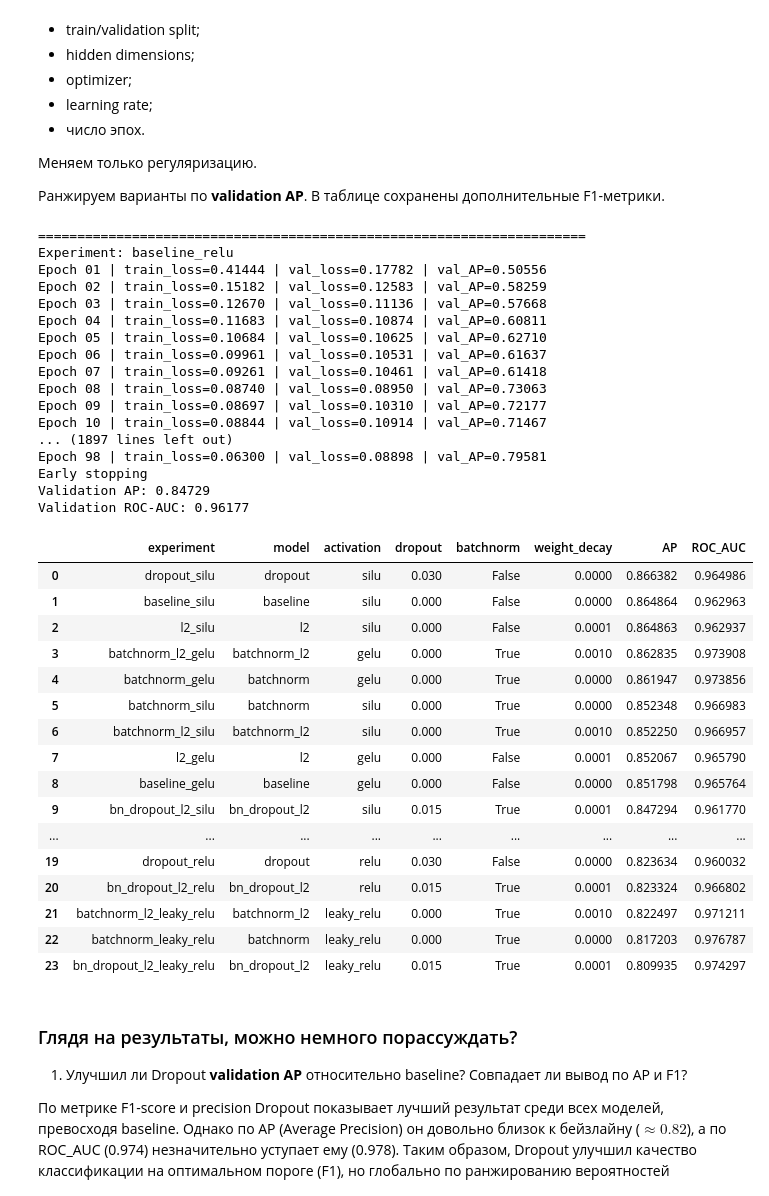
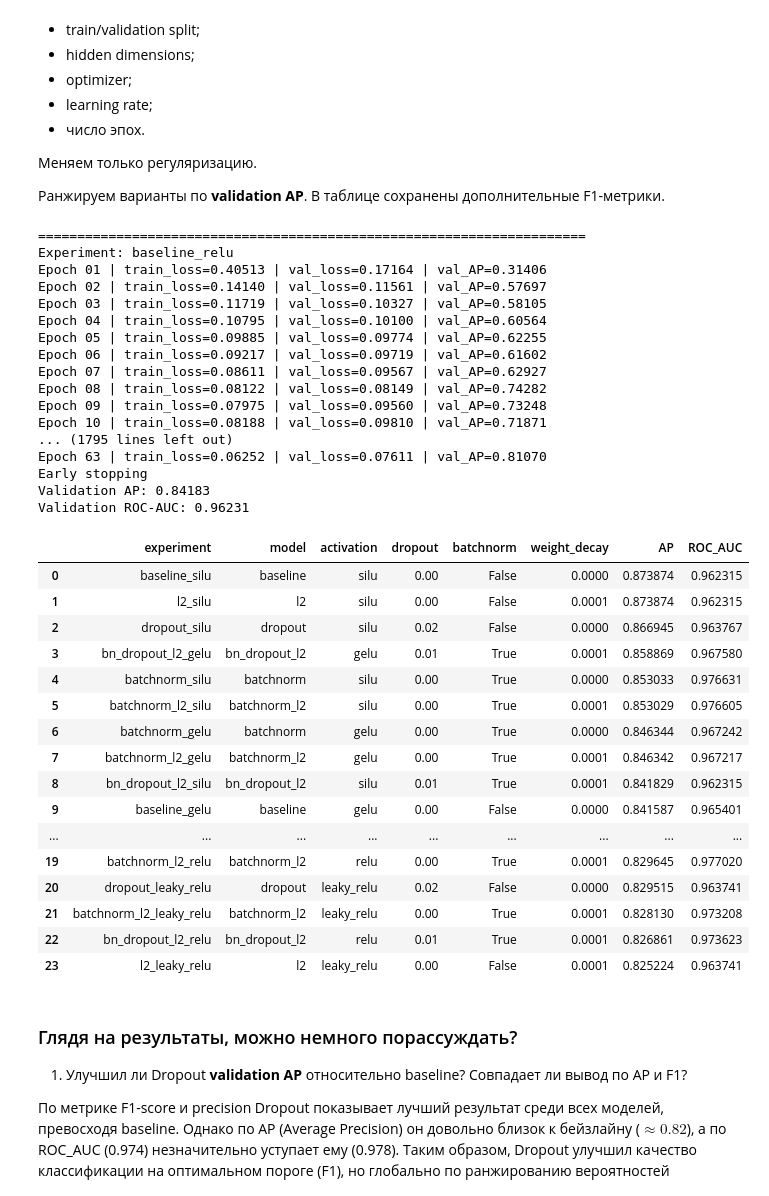
Before and after one commit to NoReasToSurr/DL-hw, a Jupyter notebook: mlp_credit_card_fraud_tutorial (~63 score).ipynb, the cells around one changed output. Cells and saved outputs as stored; diff of their text form; code cells hidden in the pictures.

```diff
--- a/mlp_credit_card_fraud_tutorial (~63 score).ipynb
+++ b/mlp_credit_card_fraud_tutorial (~63 score).ipynb
@@ -505,7 +505,7 @@ $pos\_weight = \frac{N_{negative}}{N_{positive}}$
 # %% [markdown]
 ### тут POS и слои
 # %%
-POS = 1.7
+POS = 1.5
 
 DIMS = (128,64,32) # Need to try
 
@@ -757,7 +757,7 @@ experiments = {
         "weight_decay": 0.0,
     },
     "dropout": {
-        "dropout": 0.03,
+        "dropout": 0.02,
         "batchnorm": False,
         "weight_decay": 0.0,
     },
@@ -777,7 +777,7 @@ experiments = {
         "weight_decay": 1e-4,
     },
     "bn_dropout_l2": {
-        "dropout": 0.015,
+        "dropout": 0.01,
         "batchnorm": True,
         "weight_decay": 1e-4,
     },
@@ -820,7 +820,7 @@ for activation in ACTIVATIONS:
             model,
             train_loader,
             val_loader,
-            epochs=100,
+            epochs=110,
             lr=1e-3,
             weight_decay=cfg["weight_decay"],
             patience=16,
@@ -843,63 +843,63 @@ for activation in ACTIVATIONS:
 
         classifier_results.append({
             "experiment": experiment_name,
             "model": name,
             "activation": activation,
             "dropout": cfg["dropout"],
             "batchnorm": cfg["batchnorm"],
             "weight_decay": cfg["weight_decay"],
             "AP": ap,
             "ROC_AUC": roc_auc,
         })
 
         trained_classifiers[experiment_name] = model
 
         print(f"Validation AP: {ap:.5f}")
         print(f"Validation ROC-AUC: {roc_auc:.5f}")
 
 
 classifier_results_df = (
     pd.DataFrame(classifier_results)
     .sort_values("AP", ascending=False)
     .reset_index(drop=True)
 )
 
 classifier_results_df
 # %% [output]
 ======================================================================
 Experiment: baseline_relu
-Epoch 01 | train_loss=0.41444 | val_loss=0.17782 | val_AP=0.50556
-Epoch 02 | train_loss=0.15182 | val_loss=0.12583 | val_AP=0.58259
-Epoch 03 | train_loss=0.12670 | val_loss=0.11136 | val_AP=0.57668
-Epoch 04 | train_loss=0.11683 | val_loss=0.10874 | val_AP=0.60811
-Epoch 05 | train_loss=0.10684 | val_loss=0.10625 | val_AP=0.62710
-Epoch 06 | train_loss=0.09961 | val_loss=0.10531 | val_AP=0.61637
-Epoch 07 | train_loss=0.09261 | val_loss=0.10461 | val_AP=0.61418
-Epoch 08 | train_loss=0.08740 | val_loss=0.08950 | val_AP=0.73063
-Epoch 09 | train_loss=0.08697 | val_loss=0.10310 | val_AP=0.72177
-Epoch 10 | train_loss=0.08844 | val_loss=0.10914 | val_AP=0.71467
-... (1897 lines left out)
-Epoch 98 | train_loss=0.06300 | val_loss=0.08898 | val_AP=0.79581
+Epoch 01 | train_loss=0.40513 | val_loss=0.17164 | val_AP=0.31406
+Epoch 02 | train_loss=0.14140 | val_loss=0.11561 | val_AP=0.57697
+Epoch 03 | train_loss=0.11719 | val_loss=0.10327 | val_AP=0.58105
+Epoch 04 | train_loss=0.10795 | val_loss=0.10100 | val_AP=0.60564
+Epoch 05 | train_loss=0.09885 | val_loss=0.09774 | val_AP=0.62255
+Epoch 06 | train_loss=0.09217 | val_loss=0.09719 | val_AP=0.61602
+Epoch 07 | train_loss=0.08611 | val_loss=0.09567 | val_AP=0.62927
+Epoch 08 | train_loss=0.08122 | val_loss=0.08149 | val_AP=0.74282
+Epoch 09 | train_loss=0.07975 | val_loss=0.09560 | val_AP=0.73248
+Epoch 10 | train_loss=0.08188 | val_loss=0.09810 | val_AP=0.71871
+... (1795 lines left out)
+Epoch 63 | train_loss=0.06252 | val_loss=0.07611 | val_AP=0.81070
 Early stopping
-Validation AP: 0.84729
-Validation ROC-AUC: 0.96177
+Validation AP: 0.84183
+Validation ROC-AUC: 0.96231
 |  | experiment | model | activation | dropout | batchnorm | weight_decay | AP | ROC_AUC |
-| 0 | dropout_silu | dropout | silu | 0.030 | False | 0.0000 | 0.866382 | 0.964986 |
-| 1 | baseline_silu | baseline | silu | 0.000 | False | 0.0000 | 0.864864 | 0.962963 |
-| 2 | l2_silu | l2 | silu | 0.000 | False | 0.0001 | 0.864863 | 0.962937 |
-| 3 | batchnorm_l2_gelu | batchnorm_l2 | gelu | 0.000 | True | 0.0010 | 0.862835 | 0.973908 |
-| 4 | batchnorm_gelu | batchnorm | gelu | 0.000 | True | 0.0000 | 0.861947 | 0.973856 |
-| 5 | batchnorm_silu | batchnorm | silu | 0.000 | True | 0.0000 | 0.852348 | 0.966983 |
-| 6 | batchnorm_l2_silu | batchnorm_l2 | silu | 0.000 | True | 0.0010 | 0.852250 | 0.966957 |
-| 7 | l2_gelu | l2 | gelu | 0.000 | False | 0.0001 | 0.852067 | 0.965790 |
-| 8 | baseline_gelu | baseline | gelu | 0.000 | False | 0.0000 | 0.851798 | 0.965764 |
-| 9 | bn_dropout_l2_silu | bn_dropout_l2 | silu | 0.015 | True | 0.0001 | 0.847294 | 0.961770 |
+| 0 | baseline_silu | baseline | silu | 0.00 | False | 0.0000 | 0.873874 | 0.962315 |
+| 1 | l2_silu | l2 | silu | 0.00 | False | 0.0001 | 0.873874 | 0.962315 |
+| 2 | dropout_silu | dropout | silu | 0.02 | False | 0.0000 | 0.866945 | 0.963767 |
+| 3 | bn_dropout_l2_gelu | bn_dropout_l2 | gelu | 0.01 | True | 0.0001 | 0.858869 | 0.967580 |
+| 4 | batchnorm_silu | batchnorm | silu | 0.00 | True | 0.0000 | 0.853033 | 0.976631 |
+| 5 | batchnorm_l2_silu | batchnorm_l2 | silu | 0.00 | True | 0.0001 | 0.853029 | 0.976605 |
+| 6 | batchnorm_gelu | batchnorm | gelu | 0.00 | True | 0.0000 | 0.846344 | 0.967242 |
+| 7 | batchnorm_l2_gelu | batchnorm_l2 | gelu | 0.00 | True | 0.0001 | 0.846342 | 0.967217 |
+| 8 | bn_dropout_l2_silu | bn_dropout_l2 | silu | 0.01 | True | 0.0001 | 0.841829 | 0.962315 |
+| 9 | baseline_gelu | baseline | gelu | 0.00 | False | 0.0000 | 0.841587 | 0.965401 |
 | ... | ... | ... | ... | ... | ... | ... | ... | ... |
-| 19 | dropout_relu | dropout | relu | 0.030 | False | 0.0000 | 0.823634 | 0.960032 |
-| 20 | bn_dropout_l2_relu | bn_dropout_l2 | relu | 0.015 | True | 0.0001 | 0.823324 | 0.966802 |
-| 21 | batchnorm_l2_leaky_relu | batchnorm_l2 | leaky_relu | 0.000 | True | 0.0010 | 0.822497 | 0.971211 |
-| 22 | batchnorm_leaky_relu | batchnorm | leaky_relu | 0.000 | True | 0.0000 | 0.817203 | 0.976787 |
-| 23 | bn_dropout_l2_leaky_relu | bn_dropout_l2 | leaky_relu | 0.015 | True | 0.0001 | 0.809935 | 0.974297 |
+| 19 | batchnorm_l2_relu | batchnorm_l2 | relu | 0.00 | True | 0.0001 | 0.829645 | 0.977020 |
+| 20 | dropout_leaky_relu | dropout | leaky_relu | 0.02 | False | 0.0000 | 0.829515 | 0.963741 |
+| 21 | batchnorm_l2_leaky_relu | batchnorm_l2 | leaky_relu | 0.00 | True | 0.0001 | 0.828130 | 0.973208 |
+| 22 | bn_dropout_l2_relu | bn_dropout_l2 | relu | 0.01 | True | 0.0001 | 0.826861 | 0.973623 |
+| 23 | l2_leaky_relu | l2 | leaky_relu | 0.00 | False | 0.0001 | 0.825224 | 0.963741 |
 # %% [markdown]
 ### Глядя на результаты, можно немного порассуждать?
 
```
Also changed, not shown: parts of 8 cells of this notebook.
